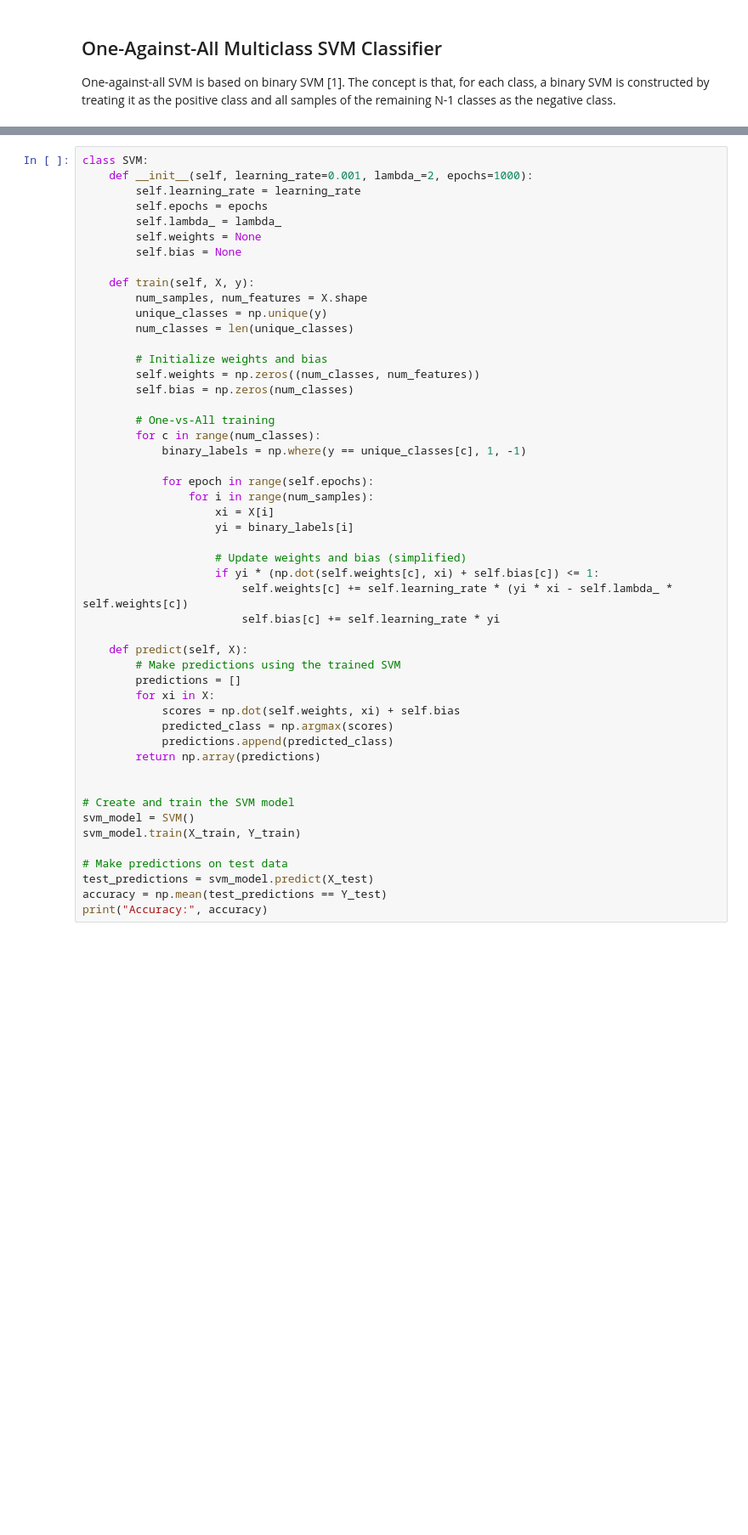
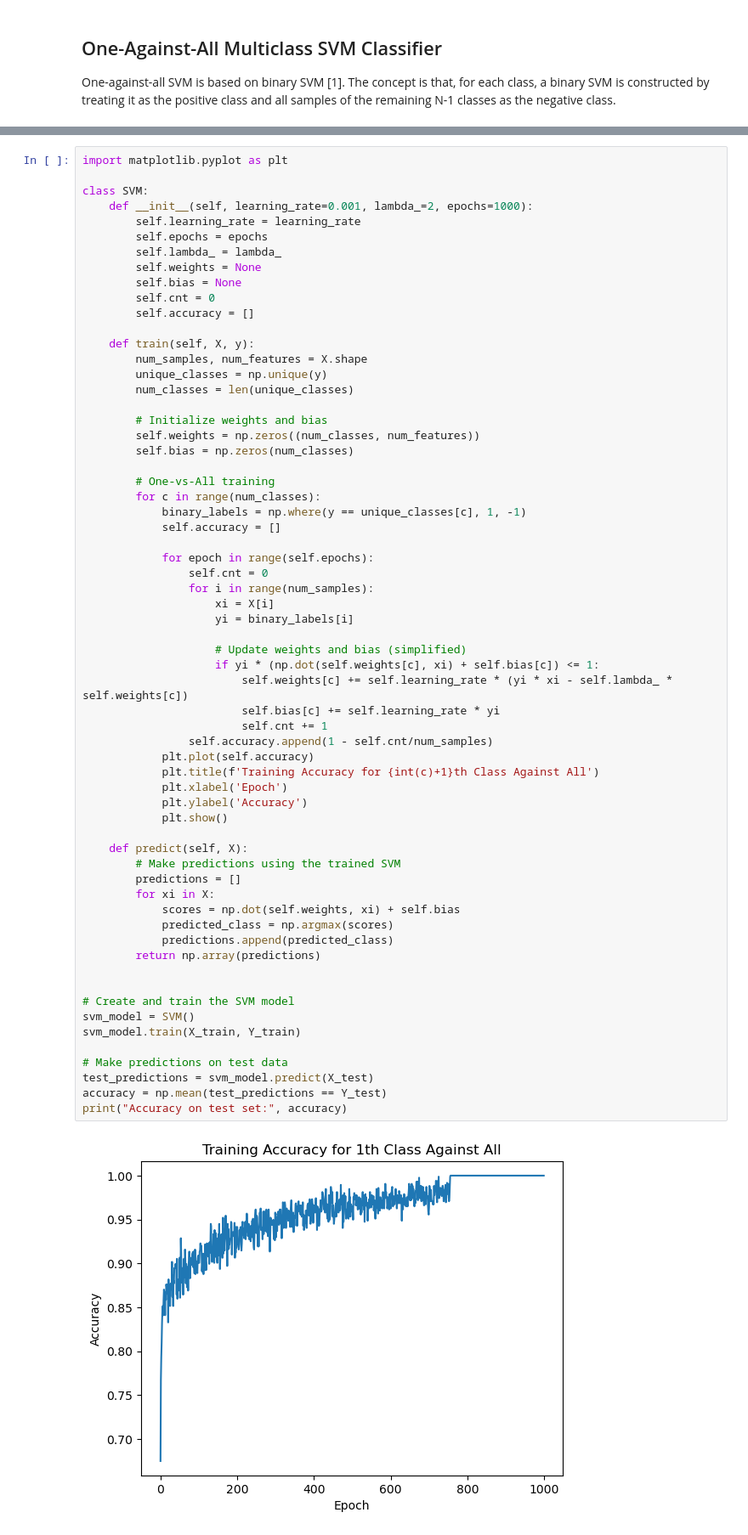
Before and after one commit to zyc123456zzz/ML_face_detector, a Jupyter notebook: multiclass_svm_detect_feature.ipynb, the cells around one changed output, grey strips where cells are left out. Shown at 85% size. Cells and saved outputs as stored; diff of their text form; blank space fills up the shorter version.

```diff
--- a/multiclass_svm_detect_feature.ipynb
+++ b/multiclass_svm_detect_feature.ipynb
@@ -109,6 +109,8 @@ $$\mathbf{w}\leftarrow\mathbf{w}-\alpha\left(\lambda\mathbf{w}-\frac1N\sum_{i=1}
 For bias $\mathbf{b}$:
 $$b\leftarrow b-\alpha\frac1N\sum_{i=1}^N1(1-y_i(\mathbf{w}\cdot\mathbf{x}_i+b)>0)\cdot y_i$$
 # %%
+import matplotlib.pyplot as plt
+
 class SVM:
     def __init__(self, learning_rate=0.001, lambda_=2, epochs=1000):
         self.learning_rate = learning_rate
@@ -116,6 +118,8 @@ class SVM:
         self.lambda_ = lambda_
         self.weights = None
         self.bias = None
+        self.cnt = 0
+        self.accuracy = []
 
     def train(self, X, y):
         num_samples, num_features = X.shape
@@ -129,33 +133,43 @@ class SVM:
         # One-vs-All training
         for c in range(num_classes):
             binary_labels = np.where(y == unique_classes[c], 1, -1)
+            self.accuracy = []
 
             for epoch in range(self.epochs):
+                self.cnt = 0
                 for i in range(num_samples):
                     xi = X[i]
                     yi = binary_labels[i]
 
                     # Update weights and bias (simplified)
                     if yi * (np.dot(self.weights[c], xi) + self.bias[c]) <= 1:
                         self.weights[c] += self.learning_rate * (yi * xi - self.lambda_ * self.weights[c])
                         self.bias[c] += self.learning_rate * yi
+                        self.cnt += 1
+                self.accuracy.append(1 - self.cnt/num_samples)
+            plt.plot(self.accuracy)
+            plt.title(f'Training Accuracy for {int(c)+1}th Class Against All')
+            plt.xlabel('Epoch')
+            plt.ylabel('Accuracy')
+            plt.show()
 
     def predict(self, X):
         # Make predictions using the trained SVM
         predictions = []
         for xi in X:
             scores = np.dot(self.weights, xi) + self.bias
             predicted_class = np.argmax(scores)
             predictions.append(predicted_class)
         return np.array(predictions)
 
 
 # Create and train the SVM model
 svm_model = SVM()
 svm_model.train(X_train, Y_train)
 
 # Make predictions on test data
 test_predictions = svm_model.predict(X_test)
 accuracy = np.mean(test_predictions == Y_test)
-print("Accuracy:", accuracy)
+print("Accuracy on test set:", accuracy)
 # %% [output]
+[figure, added]
```
Also changed, not shown: parts of 2 cells of this notebook, 1 other file.
